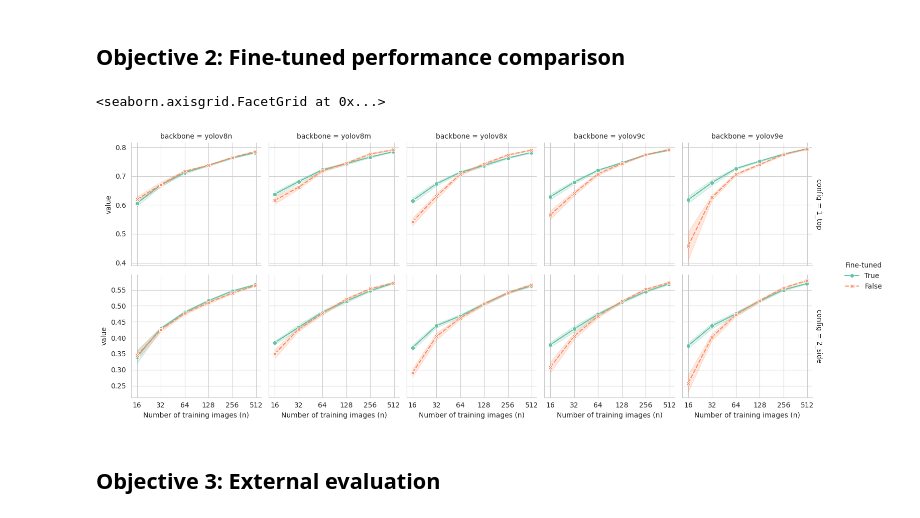
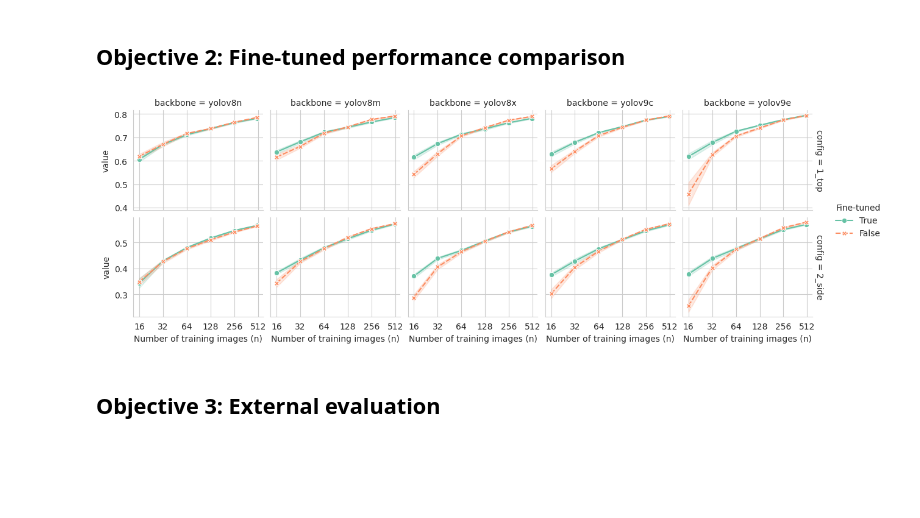
Before and after one commit to Niche-Squad/COLO, a Jupyter notebook: _3_evaluate.ipynb, the cells around one changed output. Drawn from its saved outputs; the diff is of its cells as text; code cells hidden in the pictures; blank space fills up the shorter version.

```diff
--- a/_3_evaluate.ipynb
+++ b/_3_evaluate.ipynb
@@ -241,29 +261,34 @@ g.add_legend()
 ## Objective 2: Fine-tuned performance comparison
 # %%
 sns.set_style("whitegrid")
-g = sns.FacetGrid(data_long.\
-    query("metric=='map5095'"),
+data_fig = data_long.\
+    query("metric == 'map5095'").\
+    query("config in ['1_top', '2_side']").\
+    query("backbone in ['yolov8n', 'yolov8m', 'yolov8x', 'yolov9c', 'yolov9e']")
+g = sns.FacetGrid(data_fig,
     col="backbone",
     col_order=['yolov8n', 'yolov8m', 'yolov8x', 'yolov9c', 'yolov9e'],
     row="config",
     row_order=["1_top", "2_side"],
     margin_titles=True,
     sharey="row",
 )
 g.map_dataframe(sns.lineplot,
     x="n", y="value",
     hue="ft", style="ft",
     hue_order=[True, False],
     style_order=[True, False],
     err_style="band", errorbar=("se", 2),
     markers=True,
     palette="Set2",)
 g.set(
     xscale="log",
     xticks=[2**i for i in range(4, 10)],
     xticklabels=[2**i for i in range(4, 10)],
     xlabel="Number of training images (n)",)
+g.figure.subplots_adjust(right=1.2)
 g.add_legend(title="Fine-tuned")
+g.figure.set_size_inches(13, 4)
+g.figure.savefig(os.path.join(file_out, "fig3_finetuned.png"), dpi=300)
 # %% [output]
-<seaborn.axisgrid.FacetGrid at 0x...>
-[figure, old version]
+[figure, new version]
```
Also changed, not shown: parts of 14 cells of this notebook, 2 other files.
